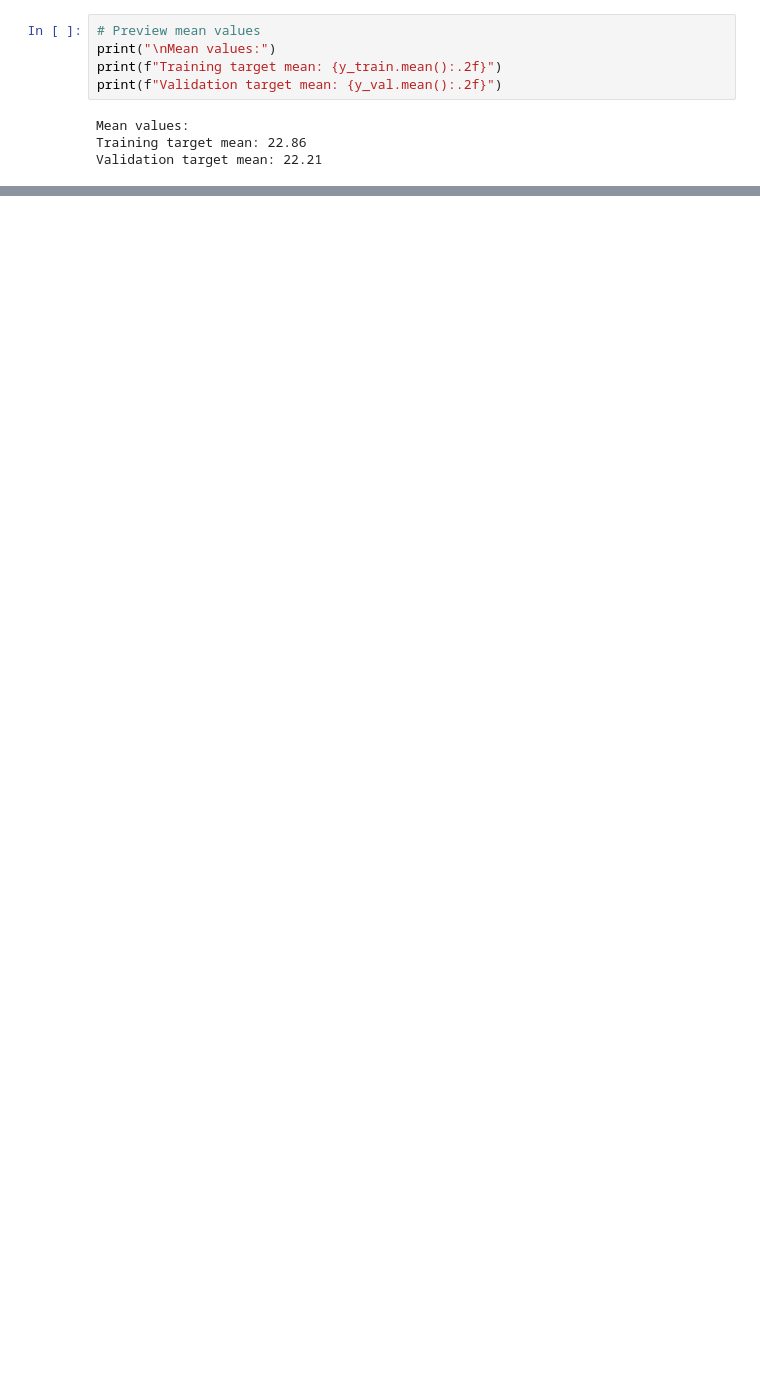
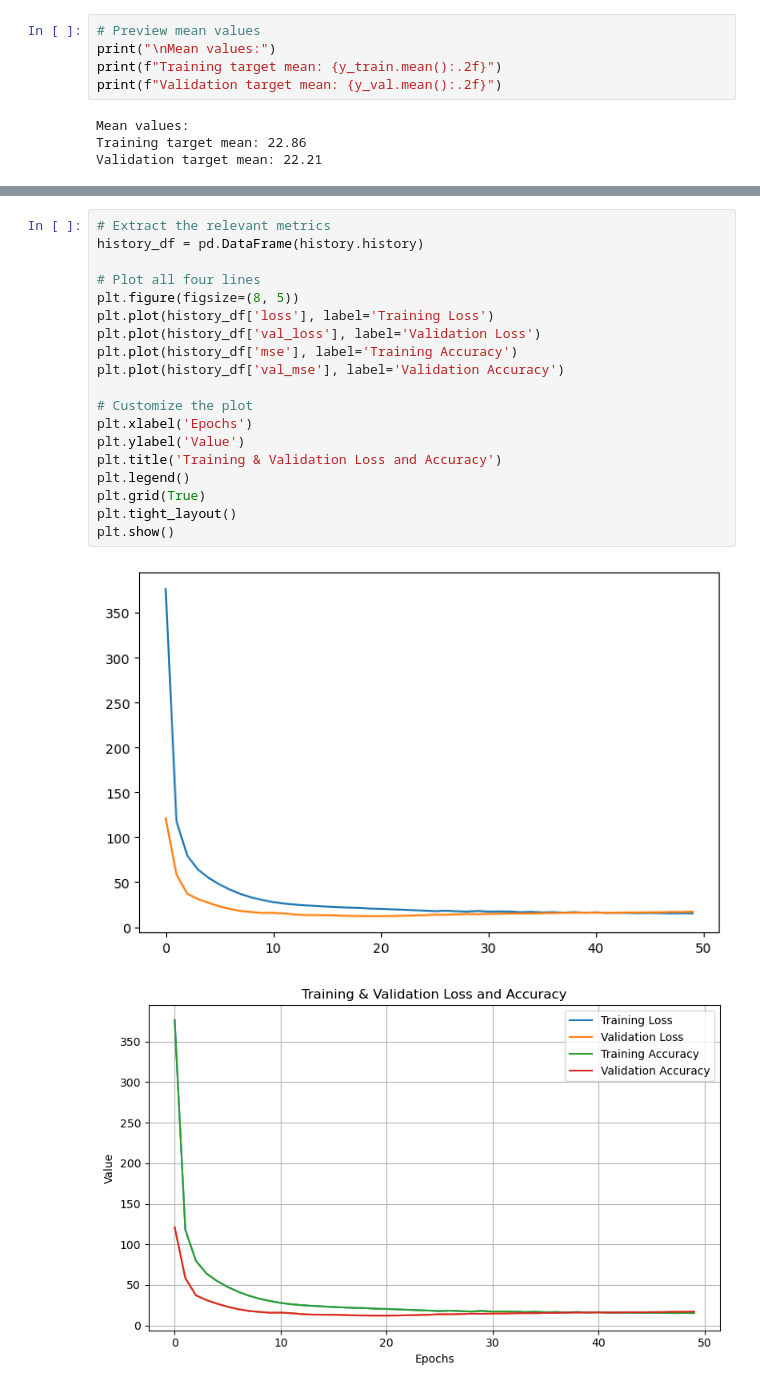
Before and after one commit to tchourse/DL, a Jupyter notebook: DL jupyter/bostonhousing/bostonhousing.ipynb, the cells around one changed output, grey strips where cells are left out. Saved outputs shown, nothing was run; the diff lists cells and outputs as text; blank space fills up the shorter version.

```diff
--- a/DL jupyter/bostonhousing/bostonhousing.ipynb
+++ b/DL jupyter/bostonhousing/bostonhousing.ipynb
@@ -194,0 +211,22 @@ Predicted: 24.74, Actual: 23.60
+# %%
+# Extract the relevant metrics
+history_df = pd.DataFrame(history.history)
+
+# Plot all four lines
+plt.figure(figsize=(8, 5))
+plt.plot(history_df['loss'], label='Training Loss')
+plt.plot(history_df['val_loss'], label='Validation Loss')
+plt.plot(history_df['mse'], label='Training Accuracy')
+plt.plot(history_df['val_mse'], label='Validation Accuracy')
+
+# Customize the plot
+plt.xlabel('Epochs')
+plt.ylabel('Value')
+plt.title('Training & Validation Loss and Accuracy')
+plt.legend()
+plt.grid(True)
+plt.tight_layout()
+plt.show()
+# %% [output]
+[figure, added]
+[figure, added]
```
Also changed, not shown: parts of 6 cells of this notebook.
